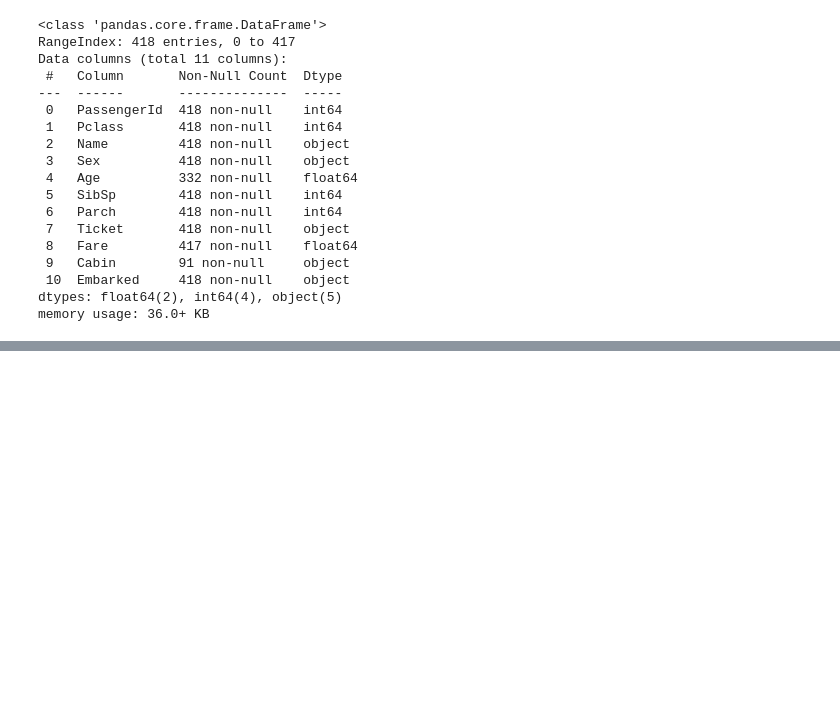
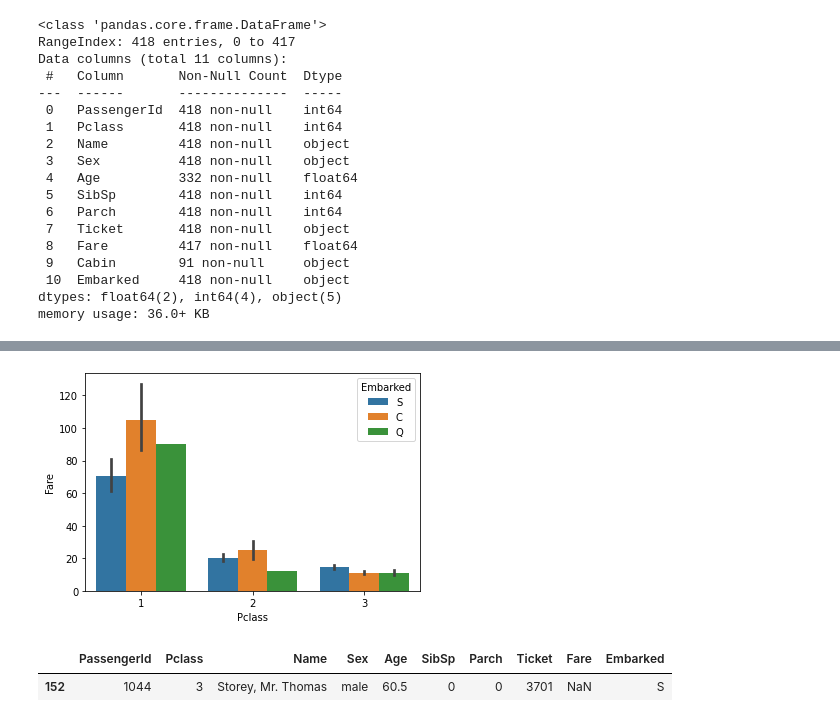
Before and after one commit to Jung-jieun/python-big-data-analysis, a Jupyter notebook: Titanic.ipynb, the cells around one changed output, grey strips where cells are left out. Saved outputs shown, nothing was run; the diff lists cells and outputs as text; code cells hidden in the pictures; blank space fills up the shorter version.

```diff
--- a/Titanic.ipynb
+++ b/Titanic.ipynb
@@ -69,0 +513,10 @@ memory usage: 36.0+ KB
+# %%
+sns.barplot(x = 'Pclass', y = 'Fare', hue = 'Embarked', data=train)
+plt.show()
+# %% [output]
+[figure, added]
+# %%
+test[test['Fare'].isna()]
+# %% [output]
+|  | PassengerId | Pclass | Name | Sex | Age | SibSp | Parch | Ticket | Fare | Embarked |
+| 152 | 1044 | 3 | Storey, Mr. Thomas | male | 60.5 | 0 | 0 | 3701 | NaN | S |
```
Also changed, not shown: parts of 86 cells of this notebook.
